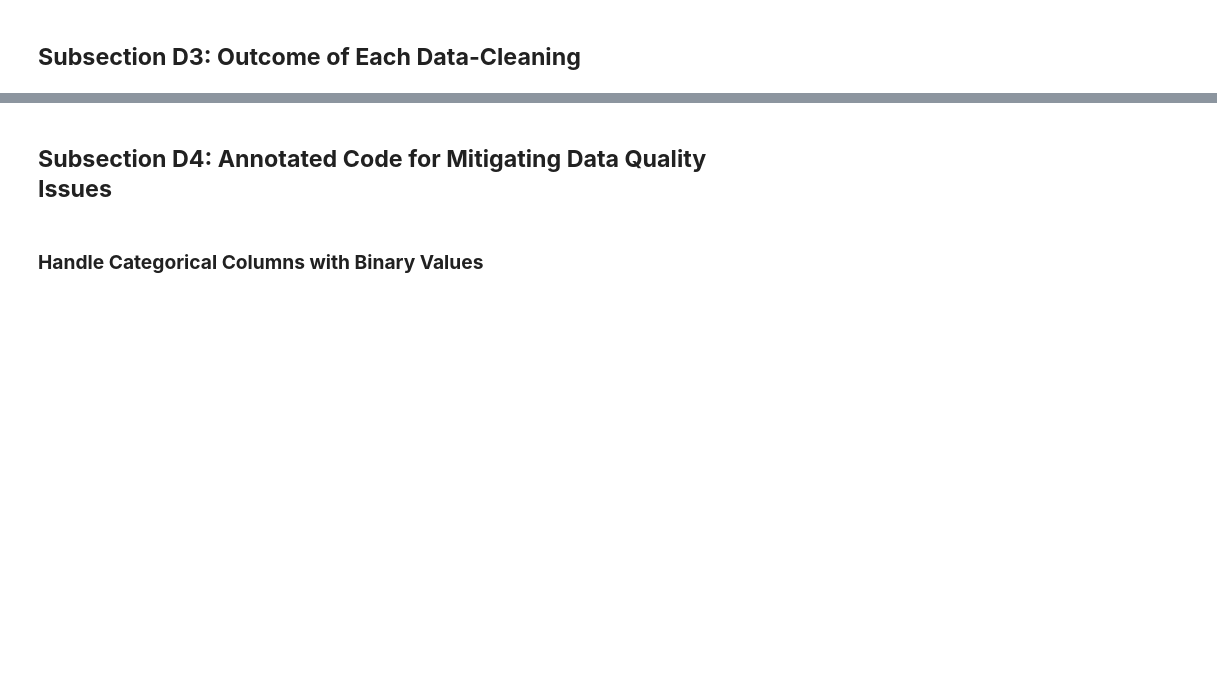
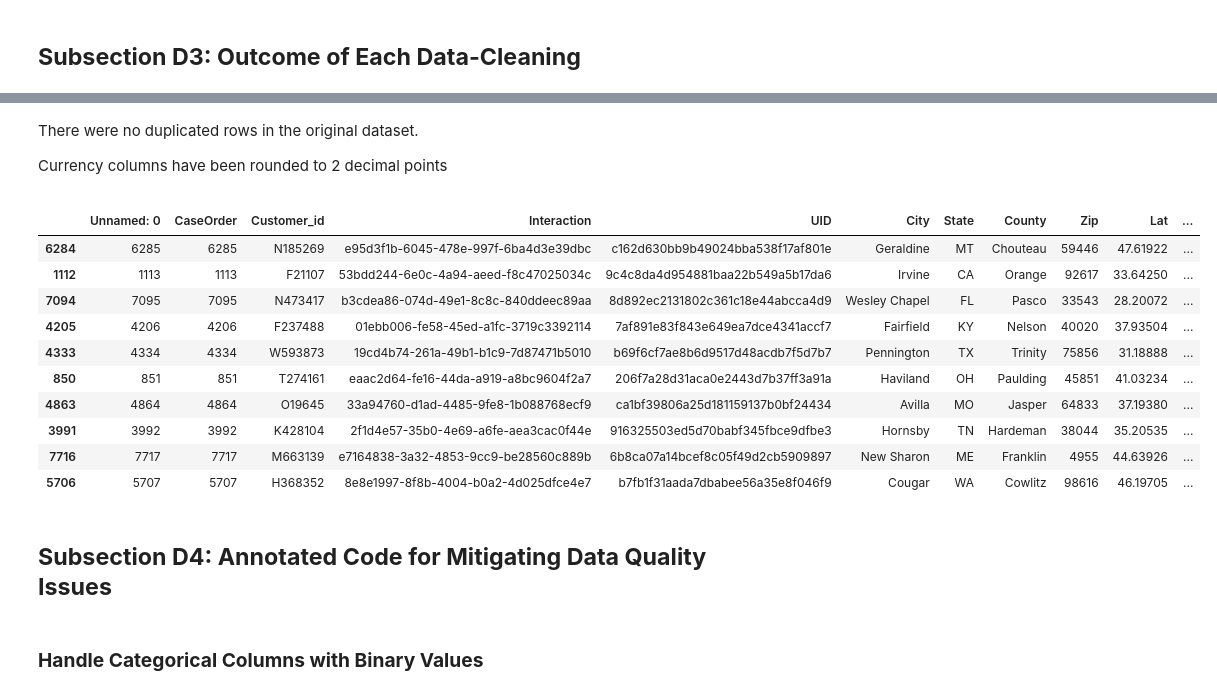
Before and after one commit to nestrada79/MSDA, a Jupyter notebook: D206/D206.ipynb, the cells around one changed output, grey strips where cells are left out. Cells and saved outputs as stored; diff of their text form; code cells hidden in the pictures; blank space fills up the shorter version.

```diff
--- a/D206/D206.ipynb
+++ b/D206/D206.ipynb
@@ -860,3 +905,19 @@ I chose to round the curren
+# %% [markdown]
+There were no duplicated rows in the original dataset.<P>Currency columns have been rounded to 2 decimal points
+# %%
+df_cleaned.sample(10)
+# %% [output]
+|  | Unnamed: 0 | CaseOrder | Customer_id | Interaction | UID | City | State | County | Zip | Lat | ... |
+| 6284 | 6285 | 6285 | N185269 | e95d3f1b-6045-478e-997f-6ba4d3e39dbc | c162d630bb9b49024bba538f17af801e | Geraldine | MT | Chouteau | 59446 | 47.61922 | ... |
+| 1112 | 1113 | 1113 | F21107 | 53bdd244-6e0c-4a94-aeed-f8c47025034c | 9c4c8da4d954881baa22b549a5b17da6 | Irvine | CA | Orange | 92617 | 33.64250 | ... |
+| 7094 | 7095 | 7095 | N473417 | b3cdea86-074d-49e1-8c8c-840ddeec89aa | 8d892ec2131802c361c18e44abcca4d9 | Wesley Chapel | FL | Pasco | 33543 | 28.20072 | ... |
+| 4205 | 4206 | 4206 | F237488 | 01ebb006-fe58-45ed-a1fc-3719c3392114 | 7af891e83f843e649ea7dce4341accf7 | Fairfield | KY | Nelson | 40020 | 37.93504 | ... |
+| 4333 | 4334 | 4334 | W593873 | 19cd4b74-261a-49b1-b1c9-7d87471b5010 | b69f6cf7ae8b6d9517d48acdb7f5d7b7 | Pennington | TX | Trinity | 75856 | 31.18888 | ... |
+| 850 | 851 | 851 | T274161 | eaac2d64-fe16-44da-a919-a8bc9604f2a7 | 206f7a28d31aca0e2443d7b37ff3a91a | Haviland | OH | Paulding | 45851 | 41.03234 | ... |
+| 4863 | 4864 | 4864 | O19645 | 33a94760-d1ad-4485-9fe8-1b088768ecf9 | ca1bf39806a25d181159137b0bf24434 | Avilla | MO | Jasper | 64833 | 37.19380 | ... |
+| 3991 | 3992 | 3992 | K428104 | 2f1d4e57-35b0-4e69-a6fe-aea3cac0f44e | 916325503ed5d70babf345fbce9dfbe3 | Hornsby | TN | Hardeman | 38044 | 35.20535 | ... |
+| 7716 | 7717 | 7717 | M663139 | e7164838-3a32-4853-9cc9-be28560c889b | 6b8ca07a14bcef8c05f49d2cb5909897 | New Sharon | ME | Franklin | 4955 | 44.63926 | ... |
+| 5706 | 5707 | 5707 | H368352 | 8e8e1997-8f8b-4004-b0a2-4d025dfce4e7 | b7fb1f31aada7dbabee56a35e8f046f9 | Cougar | WA | Cowlitz | 98616 | 46.19705 | ... |
 # %% [markdown]
 ## **Subsection D4: Annotated Code for Mitigating Data Quality Issues**
 # %%
```
Also changed, not shown: parts of 31 cells of this notebook.
